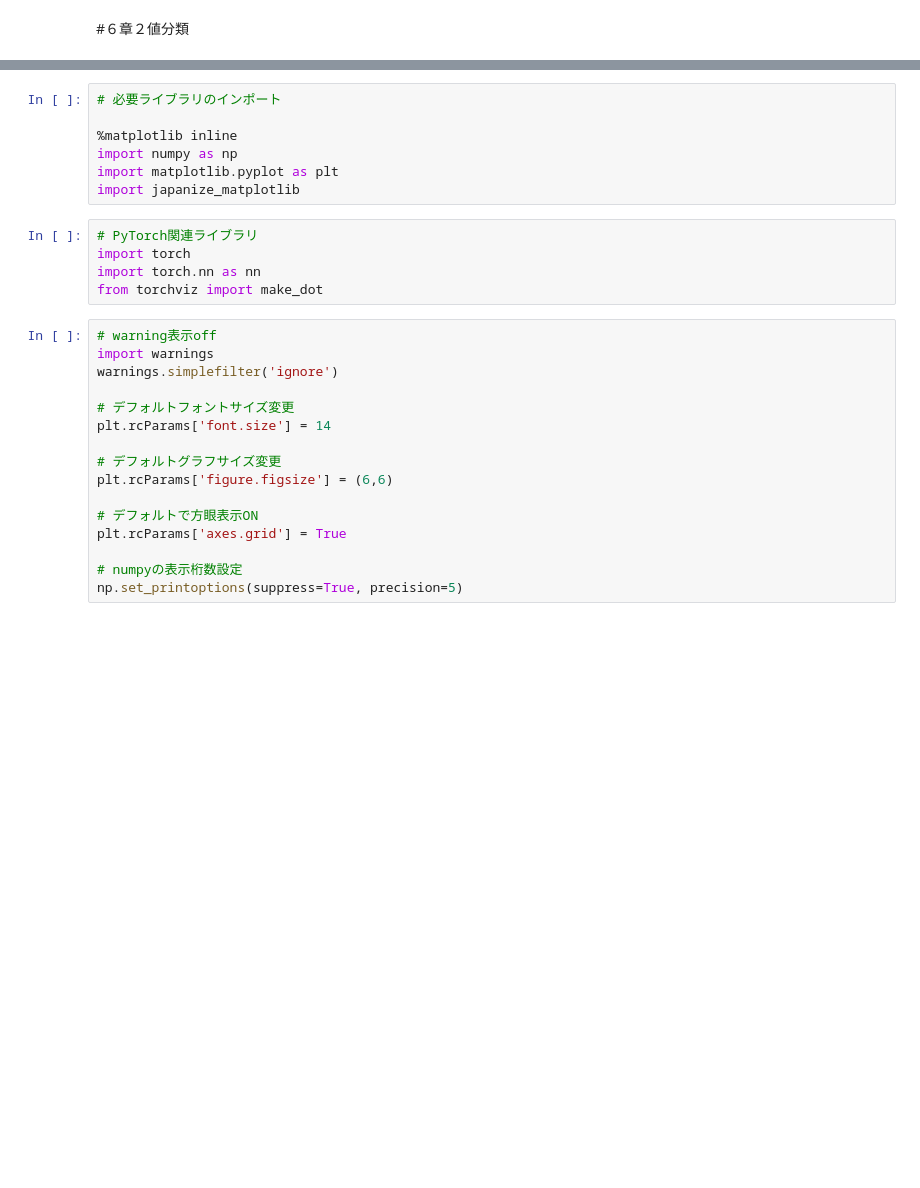
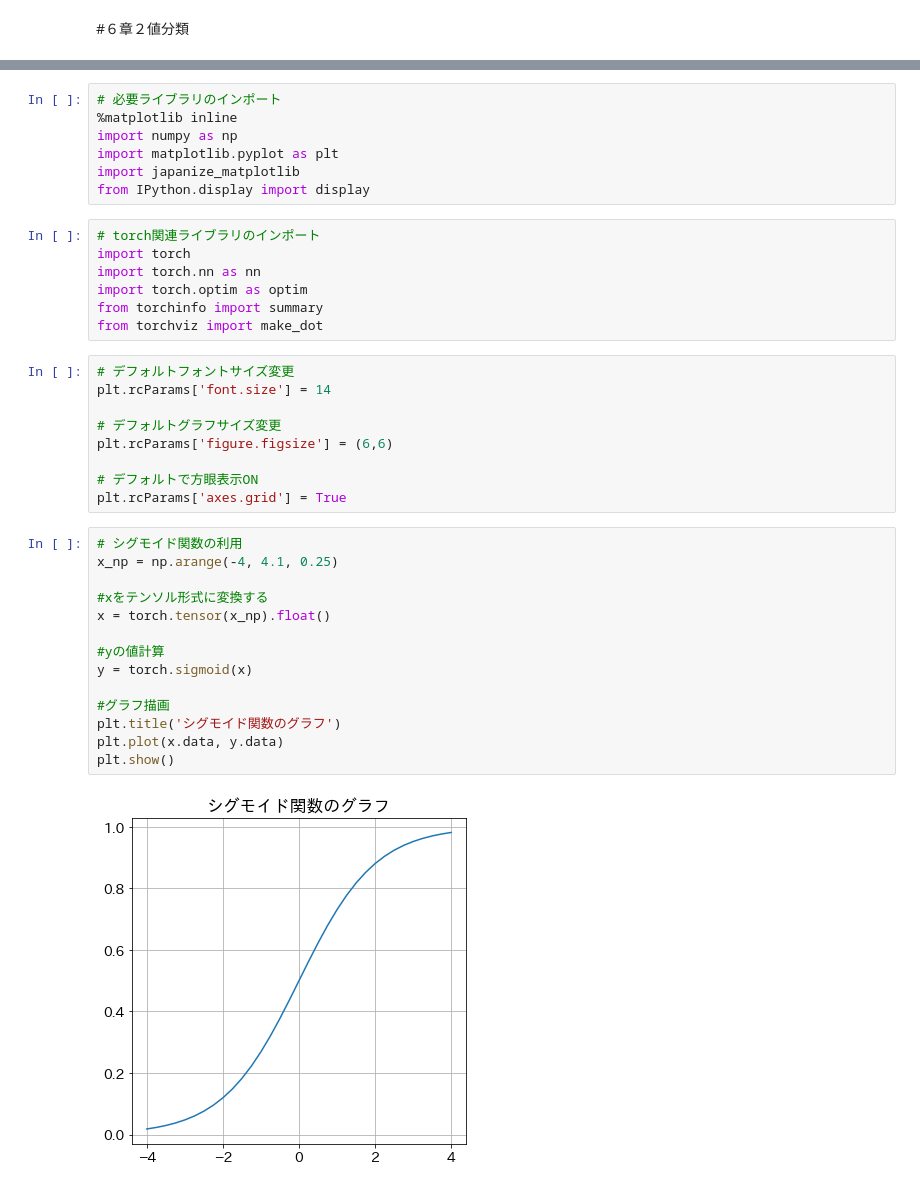
Before and after one commit to newstage75/ML_study, a Jupyter notebook: 最短Pytorch/６章２値分類.ipynb, the cells around one changed output, grey strips where cells are left out. Saved outputs shown, nothing was run; the diff lists cells and outputs as text; blank space fills up the shorter version.

```diff
--- a/最短Pytorch/６章２値分類.ipynb
+++ b/最短Pytorch/６章２値分類.ipynb
@@ -13,20 +14,18 @@ Requirement already satisfied: typing-extensions in /usr/local/lib/python3.7/dis
 # %%
 # 必要ライブラリのインポート
-
 %matplotlib inline
 import numpy as np
 import matplotlib.pyplot as plt
 import japanize_matplotlib
+from IPython.display import display
 # %%
-# PyTorch関連ライブラリ
+# torch関連ライブラリのインポート
 import torch
 import torch.nn as nn
+import torch.optim as optim
+from torchinfo import summary
 from torchviz import make_dot
 # %%
-# warning表示off
-import warnings
-warnings.simplefilter('ignore')
-
 # デフォルトフォントサイズ変更
 plt.rcParams['font.size'] = 14
 
@@ -35,6 +34,19 @@ plt.rcParams['figure.figsize'] = (6,6)
 
 # デフォルトで方眼表示ON
 plt.rcParams['axes.grid'] = True
-
-# numpyの表示桁数設定
-np.set_printoptions(suppress=True, precision=5)
+# %%
+# シグモイド関数の利用
+x_np = np.arange(-4, 4.1, 0.25)
+
+#xをテンソル形式に変換する
+x = torch.tensor(x_np).float()
+
+#yの値計算
+y = torch.sigmoid(x)
+
+#グラフ描画
+plt.title('シグモイド関数のグラフ')
+plt.plot(x.data, y.data)
+plt.show()
+# %% [output]
+[figure, added]
```
Also changed, not shown: parts of 7 cells of this notebook.
